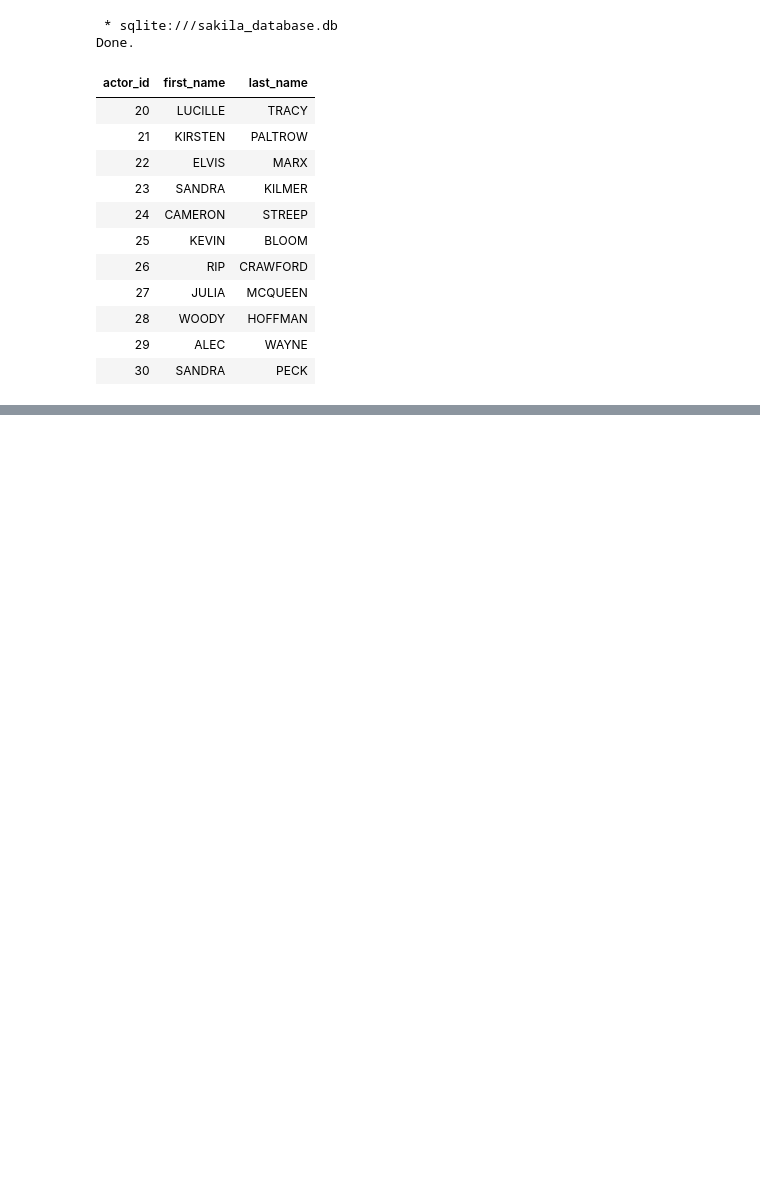
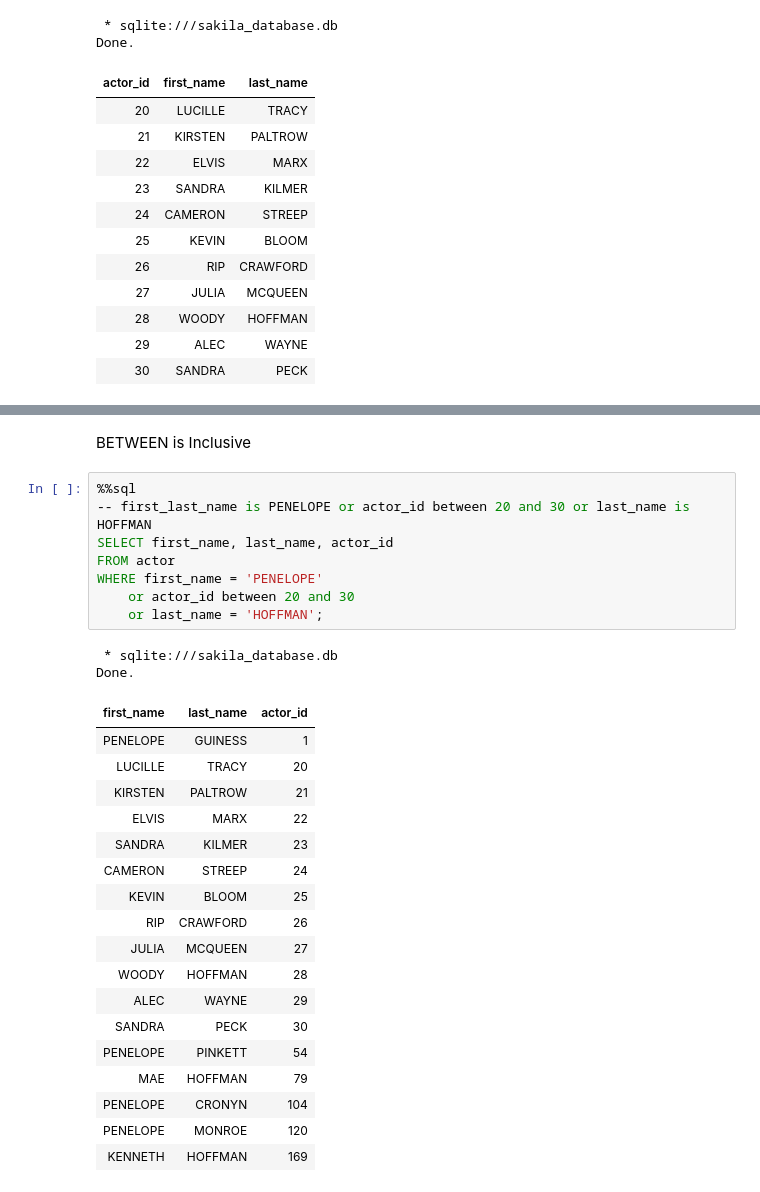
Before and after one commit to ram-polisetti/SQL, a Jupyter notebook: sql_practice.ipynb, the cells around one changed output, grey strips where cells are left out. Saved outputs shown, nothing was run; the diff lists cells and outputs as text; blank space fills up the shorter version.

```diff
--- a/sql_practice.ipynb
+++ b/sql_practice.ipynb
@@ -274,0 +296,31 @@ Done.
+# %% [markdown]
+BETWEEN is Inclusive
+# %%
+%%sql
+-- first_last_name is PENELOPE or actor_id between 20 and 30 or last_name is HOFFMAN
+SELECT first_name, last_name, actor_id
+FROM actor
+WHERE first_name = 'PENELOPE'
+    or actor_id between 20 and 30
+    or last_name = 'HOFFMAN';
+# %% [output]
+ * sqlite:///sakila_database.db
+Done.
+| first_name | last_name | actor_id |
+| PENELOPE | GUINESS | 1 |
+| LUCILLE | TRACY | 20 |
+| KIRSTEN | PALTROW | 21 |
+| ELVIS | MARX | 22 |
+| SANDRA | KILMER | 23 |
+| CAMERON | STREEP | 24 |
+| KEVIN | BLOOM | 25 |
+| RIP | CRAWFORD | 26 |
+| JULIA | MCQUEEN | 27 |
+| WOODY | HOFFMAN | 28 |
+| ALEC | WAYNE | 29 |
+| SANDRA | PECK | 30 |
+| PENELOPE | PINKETT | 54 |
+| MAE | HOFFMAN | 79 |
+| PENELOPE | CRONYN | 104 |
+| PENELOPE | MONROE | 120 |
+| KENNETH | HOFFMAN | 169 |
```
Also changed, not shown: parts of 3 cells of this notebook.
